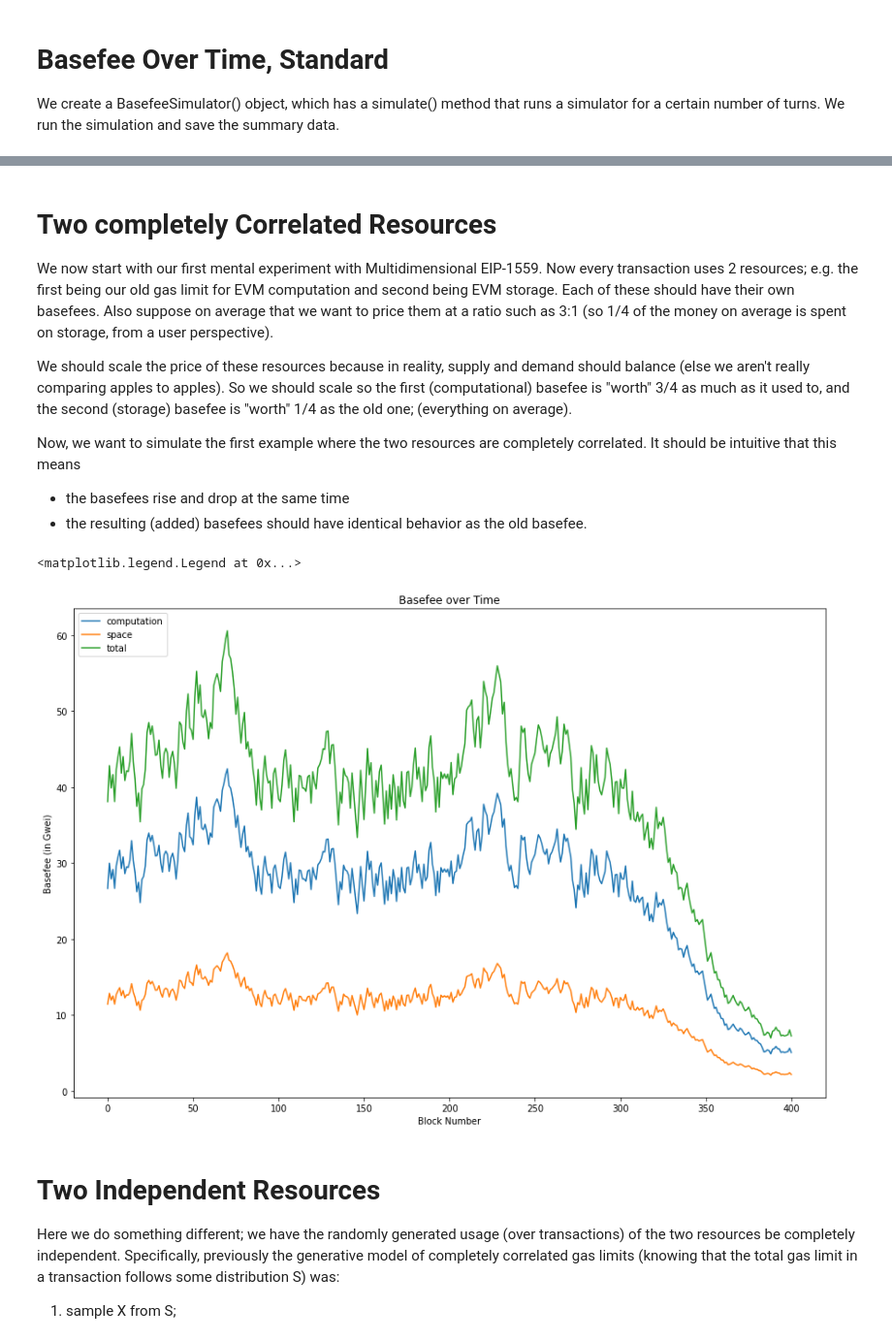
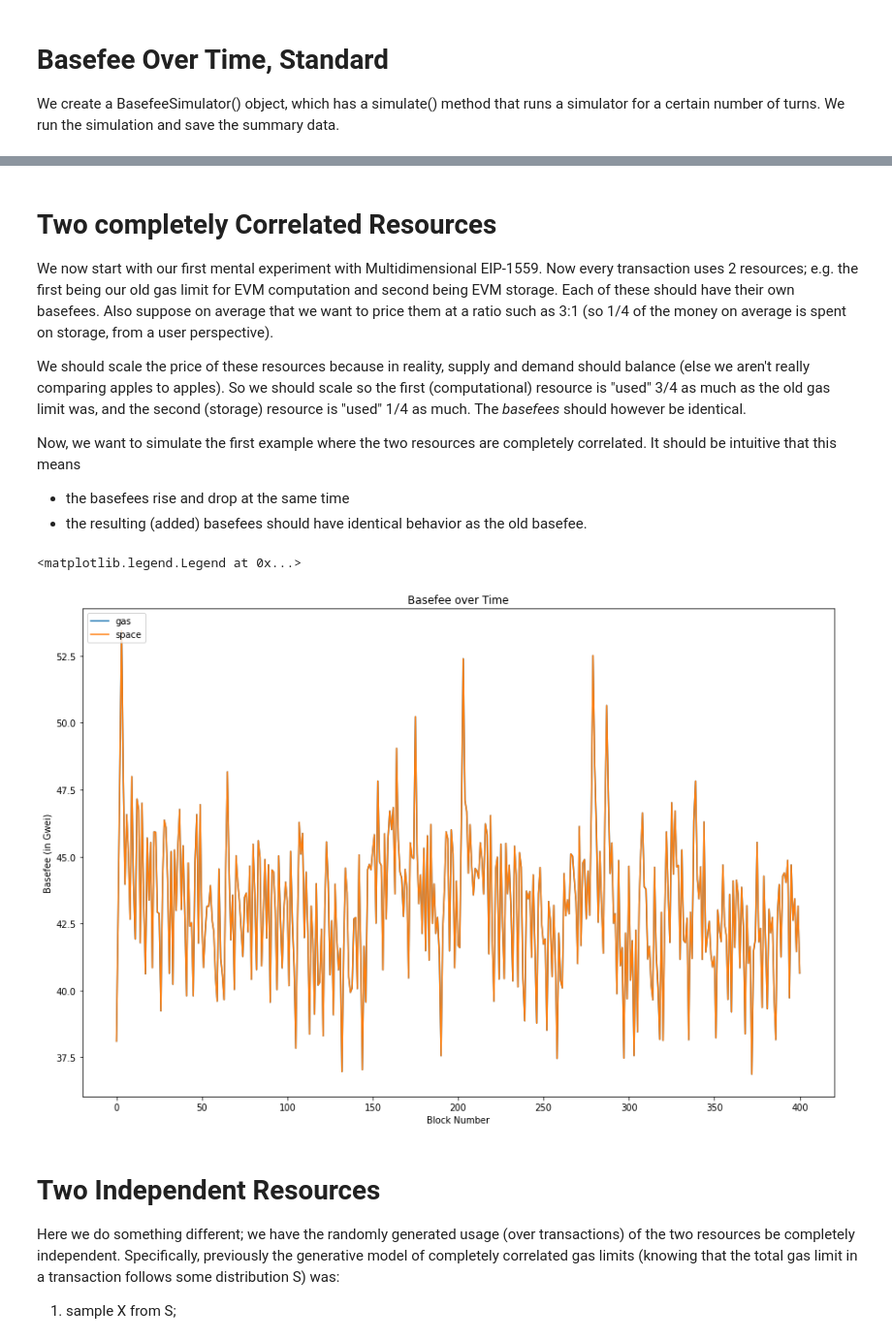
Before and after one commit to teohyikhaw/camcos, a Jupyter notebook: simulations/multi-1559.ipynb, the cells around one changed output, grey strips where cells are left out. Shown at 97% size. Drawn from its saved outputs; the diff is of its cells as text; code cells hidden in the pictures.

```diff
--- a/simulations/multi-1559.ipynb
+++ b/simulations/multi-1559.ipynb
@@ -106,29 +53,27 @@ basefees_data["gas"][0:30]
 
 We now start with our first mental experiment with Multidimensional EIP-1559. Now every transaction uses 2 resources; e.g. the first being our old gas limit for EVM computation and second being EVM storage. Each of these should have their own basefees. Also suppose on average that we want to price them at a ratio such as 3:1 (so 1/4 of the money on average is spent on storage, from a user perspective).
 
-We should scale the price of these resources because in reality, supply and demand should balance (else we aren't really comparing apples to apples). So we should scale so the first (computational) basefee is "worth" 3/4 as much as it used to, and the second (storage) basefee is "worth" 1/4 as the old one; (everything on average).
+We should scale the price of these resources because in reality, supply and demand should balance (else we aren't really comparing apples to apples). So we should scale so the first (computational) resource is "used" 3/4 as much as the old gas limit was, and the second (storage) resource is "used" 1/4 as much. The *basefees* should however be identical.
 
 Now, we want to simulate the first example where the two resources are completely correlated. It should be intuitive that this means
 
 - the basefees rise and drop at the same time
 - the resulting (added) basefees should have identical behavior as the old basefee.
 # %%
-bf_standard = simulator.Basefee(1.0/8, 15000000, 30000000) # d, target gas, max gas
-mbf_sim = simulator.MultiSimulator(bf_standard, ratio = [0.7, 0.3], basefee_behavior="CORRELATED")
-ms = mbf_sim.simulate(400, 38.100002694) # number of steps, and then initial basefee
-basefees_1_data, basefees_2_data, basefees_tot_data, blocks_data, mempools_data, mempools_bf_data, txn_counts_data, wait_times_data = ms
+bf_standard = simulator.Basefee(1.0/8, 15000000, 30000000, 38.100002694)
+mbf_sim = simulator.Simulator(bf_standard, ("gas", "space"), (0.7, 0.3), resource_behavior="CORRELATED")
+basefees_data, block_data, mempools_data = mbf_sim.simulate(400)
 
 plt.rcParams["figure.figsize"] = (15,10)
 plt.title("Basefee over Time")
 plt.xlabel("Block Number")
 plt.ylabel("Basefee (in Gwei)")
-plt.plot(basefees_1_data, label="computation")
-plt.plot(basefees_2_data, label="space")
-plt.plot(basefees_tot_data, label="total")
+plt.plot(basefees_data["gas"], label="gas")
+plt.plot(basefees_data["space"], label="space")
 plt.legend(loc="upper left")
 # %% [output]
 <matplotlib.legend.Legend at 0x...>
-[figure, old version]
+[figure, new version]
 # %% [markdown]
 # Two Independent Resources
 
```
Also changed, not shown: parts of 7 cells of this notebook, 1 other file.
